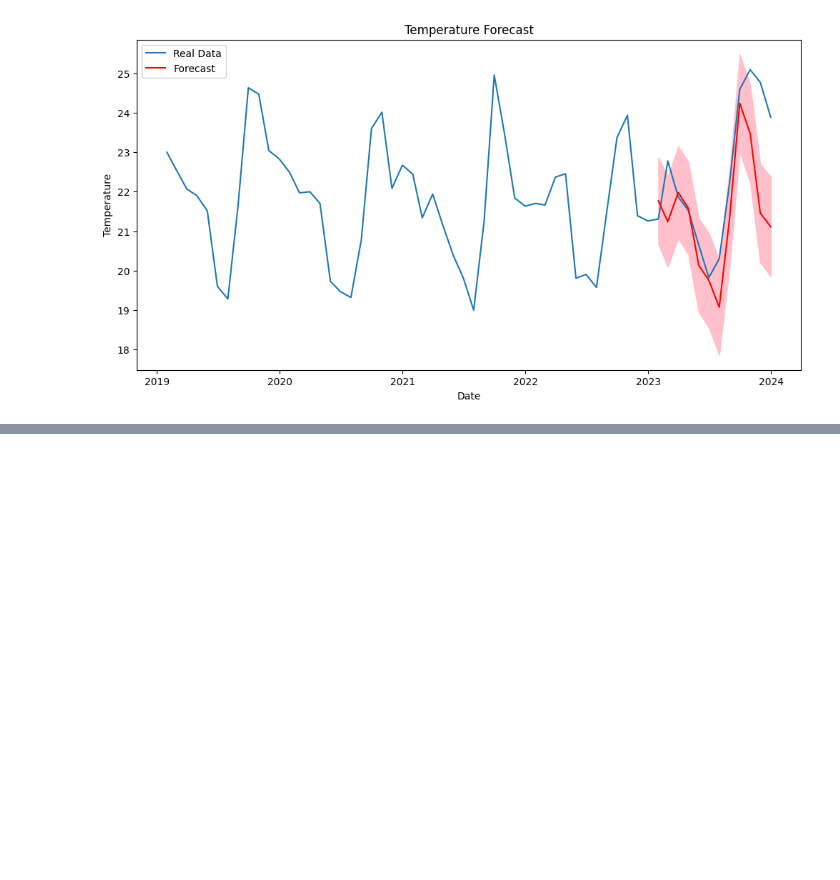
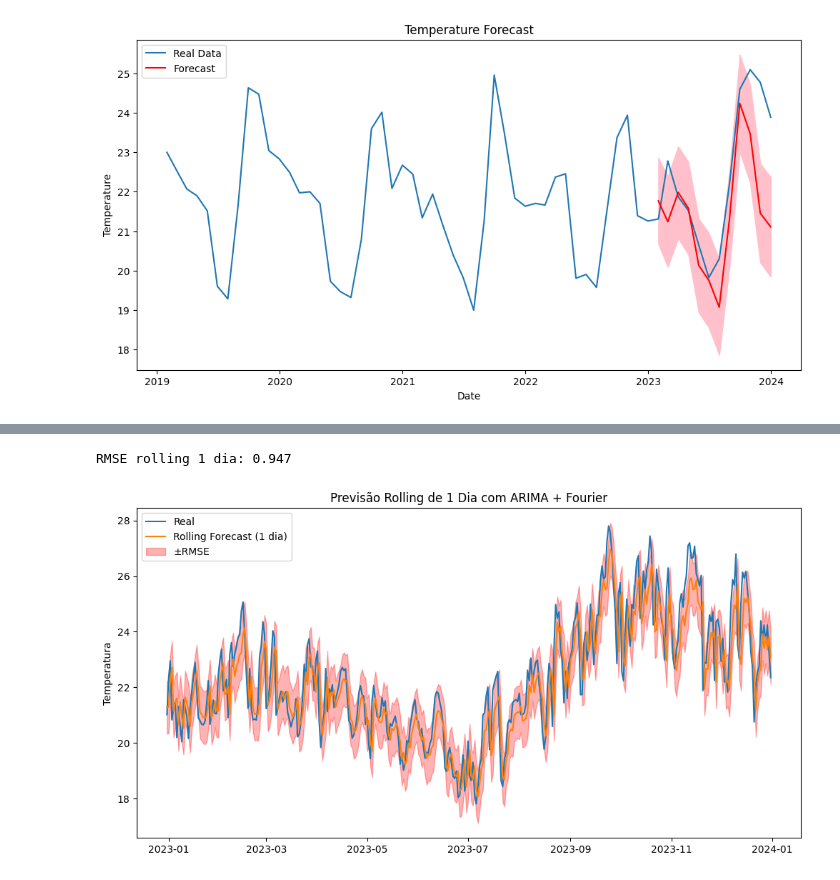
Before and after one commit to juliababa/TCC, a Jupyter notebook: src/main.ipynb, the cells around one changed output, grey strips where cells are left out. Drawn from its saved outputs; the diff is of its cells as text; code cells hidden in the pictures; blank space fills up the shorter version.

```diff
--- a/src/main.ipynb
+++ b/src/main.ipynb
@@ -311,2 +311,75 @@ RMSE: 1.9078659640622342
 <matplotlib.collections.PolyCollection at 0x...>
 [figure]
+# %%
+from statsmodels.tsa.arima.model import ARIMA
+import numpy as np
+import pandas as pd
+from sklearn.metrics import mean_squared_error
+import matplotlib.pyplot as plt
+
+# Parâmetros do modelo
+seasonality = 365
+num_fourier_terms = 4
+
+# Função para criar os termos de Fourier
+def create_fourier_terms(t, period, num_terms):
+    terms = []
+    for i in range(1, num_terms + 1):
+        terms.append(np.sin(2 * np.pi * i * t / period))
+        terms.append(np.cos(2 * np.pi * i * t / period))
+    return np.column_stack(terms)
+
+# Série completa: usar treino + teste para poder criar os índices de tempo
+full_series = pd.concat([df_training, df_test])
+full_index = full_series.index
+full_values = full_series[forecast_parameter].values
+n_train = len(df_training)
+n_test = len(df_test)
+
+# Inicializar listas de previsões e valores reais
+forecast_rolling = []
+actuals = []
+
+# Rolling: prever 1 ponto por vez ao longo do período de teste
+for i in range(n_test):
+    # Janela de treino vai até o ponto atual
+    end_idx = n_train + i
+    train_series = full_values[:end_idx]
+    t_train = np.arange(end_idx)
+    t_forecast = np.array([end_idx])  # ponto seguinte
+
+    # Fourier para treino e previsão
+    fourier_train = create_fourier_terms(t_train, seasonality, num_fourier_terms)
+    fourier_forecast = create_fourier_terms(t_forecast, seasonality, num_fourier_terms)
+
+    try:
+        model = ARIMA(train_series, exog=fourier_train, order=(1, 0, 0), trend='ct')
+        model_fit = model.fit()
+        forecast = model_fit.forecast(steps=1, exog=fourier_forecast)
+
+        forecast_rolling.append(forecast[0])
+        actuals.append(full_values[end_idx])
+    except Exception as e:
+        print(f"Erro na iteração {i}: {e}")
+        forecast_rolling.append(np.nan)
+        actuals.append(full_values[end_idx])
+
+# Calcular RMSE
+rmse = mean_squared_error(actuals, forecast_rolling, squared=False)
+print(f"RMSE rolling 1 dia: {rmse:.3f}")
+
+# Visualização
+plt.figure(figsize=(12, 6))
+plt.plot(df_test.index, actuals, label='Real')
+plt.plot(df_test.index, forecast_rolling, label='Rolling Forecast (1 dia)')
+plt.fill_between(df_test.index,
+                 np.array(forecast_rolling) - rmse,
+                 np.array(forecast_rolling) + rmse,
+                 alpha=0.3, color='red', label='±RMSE')
+plt.legend()
+plt.ylabel('Temperatura')
+plt.title('Previsão Rolling de 1 Dia com ARIMA + Fourier')
+plt.show()
+# %% [output]
+RMSE rolling 1 dia: 0.947
+[figure, added]
```
Also changed, not shown: parts of 1 cell of this notebook, 1 other file.
